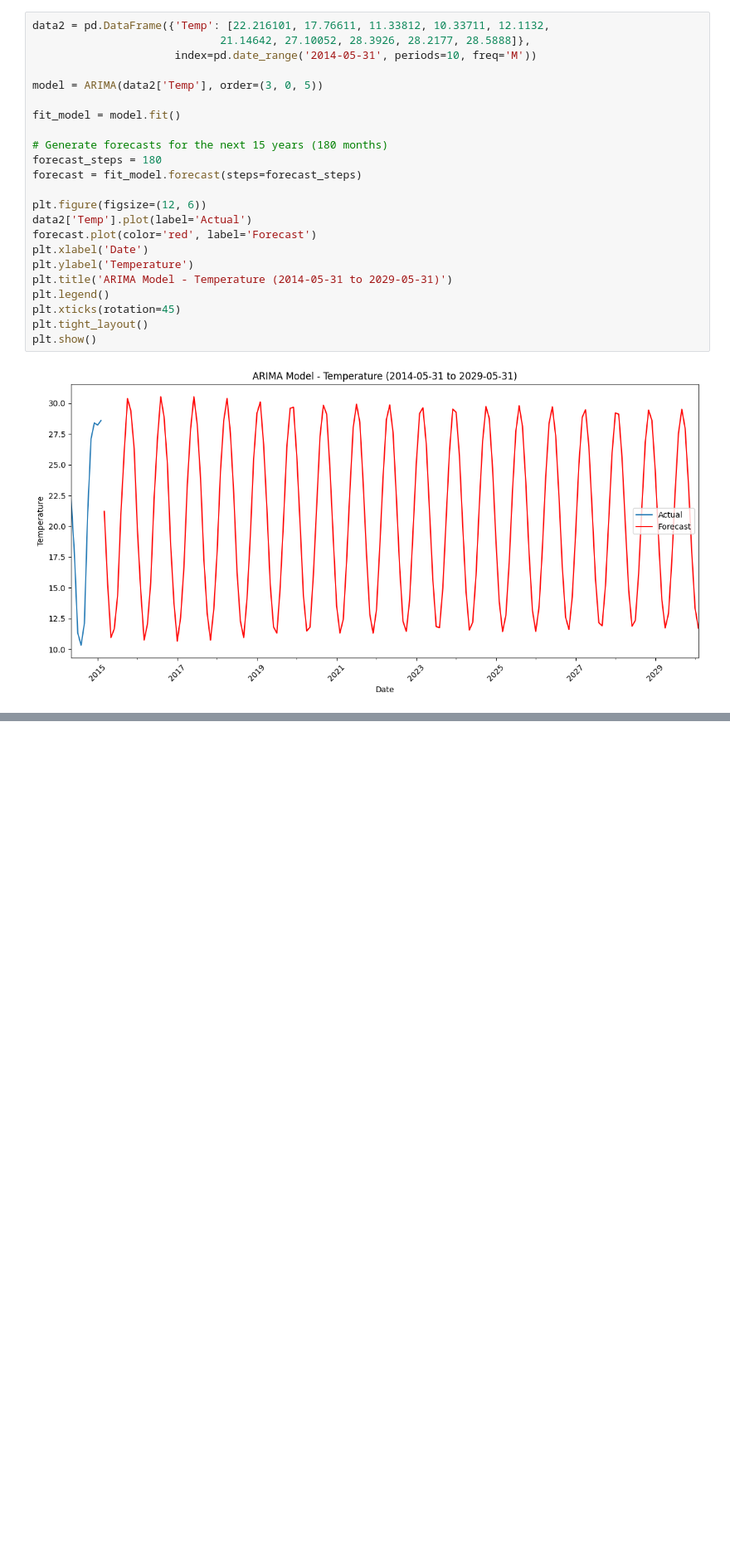
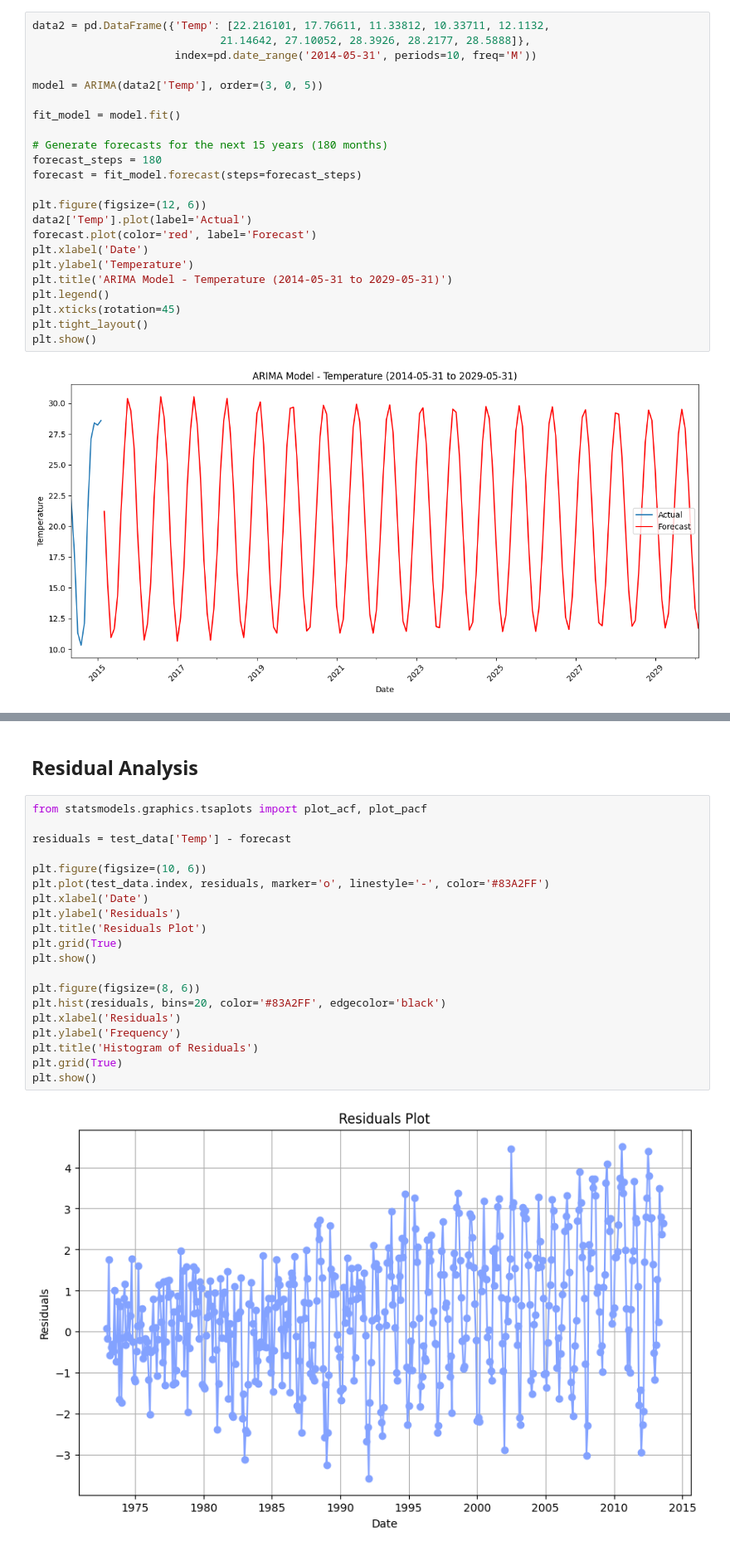
Before and after one commit to krishnakategaru/globalclimate, a Jupyter notebook: full-eda-time-series-future-forecasting.ipynb, the cells around one changed output, grey strips where cells are left out. Shown at 83% size. Drawn from its saved outputs; the diff is of its cells as text; blank space fills up the shorter version.

```diff
--- a/full-eda-time-series-future-forecasting.ipynb
+++ b/full-eda-time-series-future-forecasting.ipynb
@@ -941,0 +1237,24 @@ plt.show()
+# %% [markdown]
+## **Residual Analysis**
+# %%
+from statsmodels.graphics.tsaplots import plot_acf, plot_pacf
+
+residuals = test_data['Temp'] - forecast
+
+plt.figure(figsize=(10, 6))
+plt.plot(test_data.index, residuals, marker='o', linestyle='-', color='#83A2FF')
+plt.xlabel('Date')
+plt.ylabel('Residuals')
+plt.title('Residuals Plot')
+plt.grid(True)
+plt.show()
+
+plt.figure(figsize=(8, 6))
+plt.hist(residuals, bins=20, color='#83A2FF', edgecolor='black')
+plt.xlabel('Residuals')
+plt.ylabel('Frequency')
+plt.title('Histogram of Residuals')
+plt.grid(True)
+plt.show()
+# %% [output]
+[figure, added]
```
Also changed, not shown: parts of 34 cells of this notebook.
